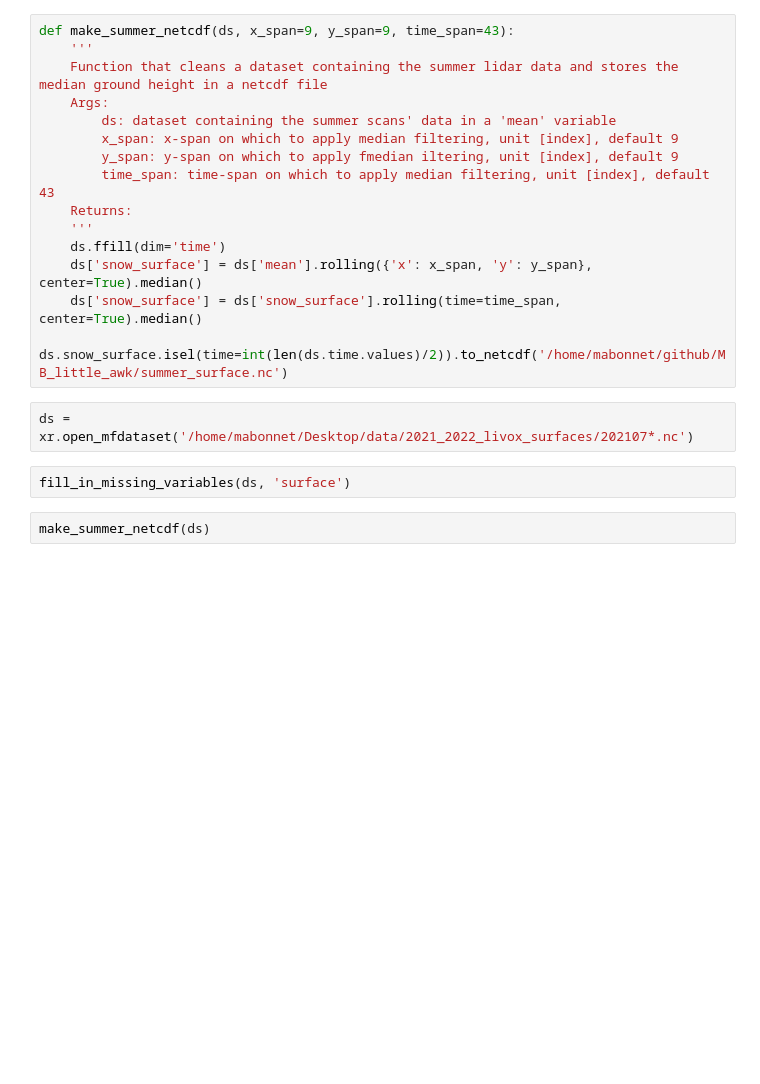
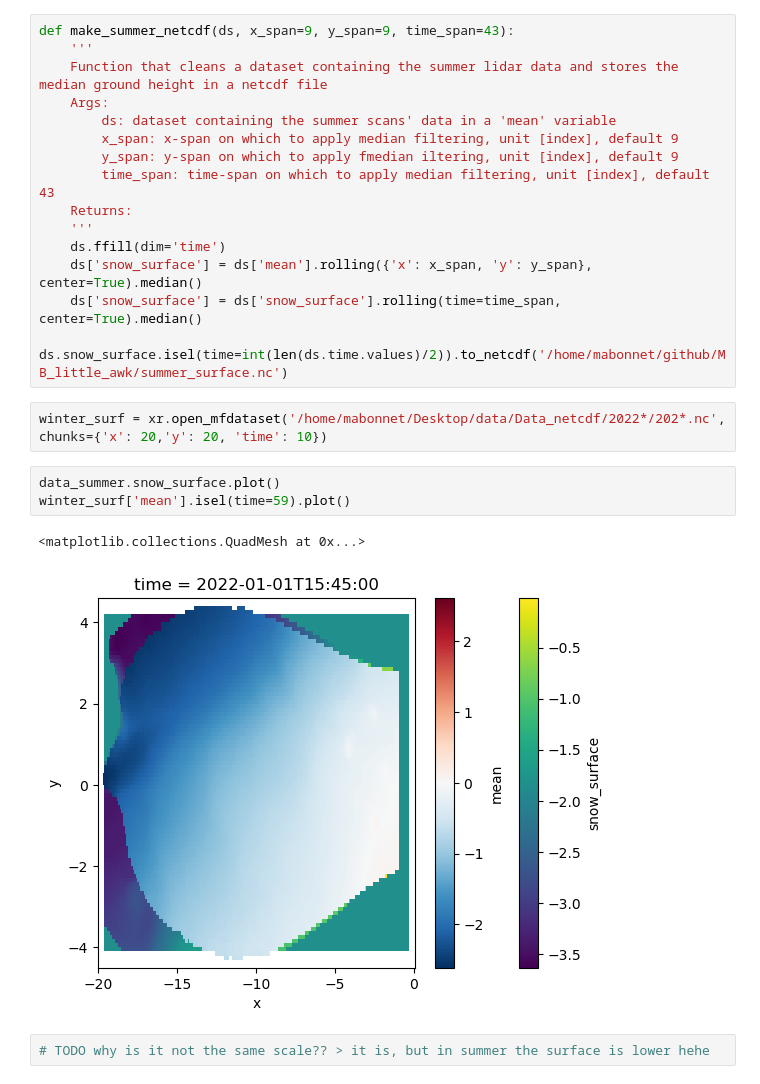
Before and after one commit to Mathilde-Bnt/MB_little_awk, a Jupyter notebook: current_development/22-Summer_scans.ipynb, the cells around one changed output. Drawn from its saved outputs; the diff is of its cells as text; blank space fills up the shorter version.

```diff
--- a/current_development/22-Summer_scans.ipynb
+++ b/current_development/22-Summer_scans.ipynb
@@ -59,9 +50,13 @@ def make_summer_netcdf(ds, x_span=9, y_span=9, time_span=43):
     ds['snow_surface'] = ds['mean'].rolling({'x': x_span, 'y': y_span}, center=True).median()
     ds['snow_surface'] = ds['snow_surface'].rolling(time=time_span, center=True).median()
     ds.snow_surface.isel(time=int(len(ds.time.values)/2)).to_netcdf('/home/mabonnet/github/MB_little_awk/summer_surface.nc')
-# %%
-ds = xr.open_mfdataset('/home/mabonnet/Desktop/data/2021_2022_livox_surfaces/202107*.nc')
-# %%
-fill_in_missing_variables(ds, 'surface')
-# %%
-make_summer_netcdf(ds)
+# %%
+winter_surf = xr.open_mfdataset('/home/mabonnet/Desktop/data/Data_netcdf/2022*/202*.nc', chunks={'x': 20,'y': 20, 'time': 10})
+# %%
+data_summer.snow_surface.plot()
+winter_surf['mean'].isel(time=59).plot()
+# %% [output]
+<matplotlib.collections.QuadMesh at 0x...>
+[figure, added]
+# %%
+# TODO why is it not the same scale?? > it is, but in summer the surface is lower hehe
```
Also changed, not shown: parts of 20 cells of this notebook, 7 other files.
